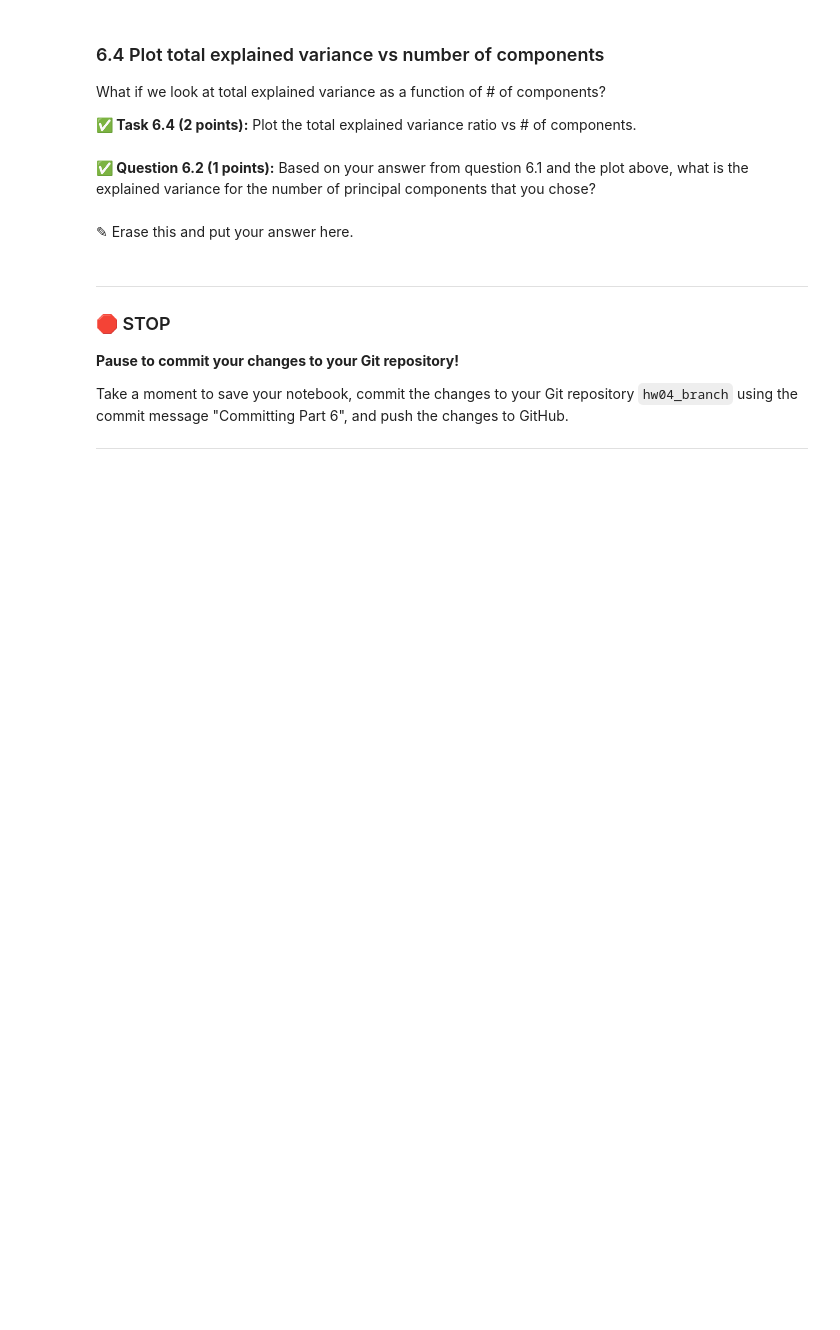
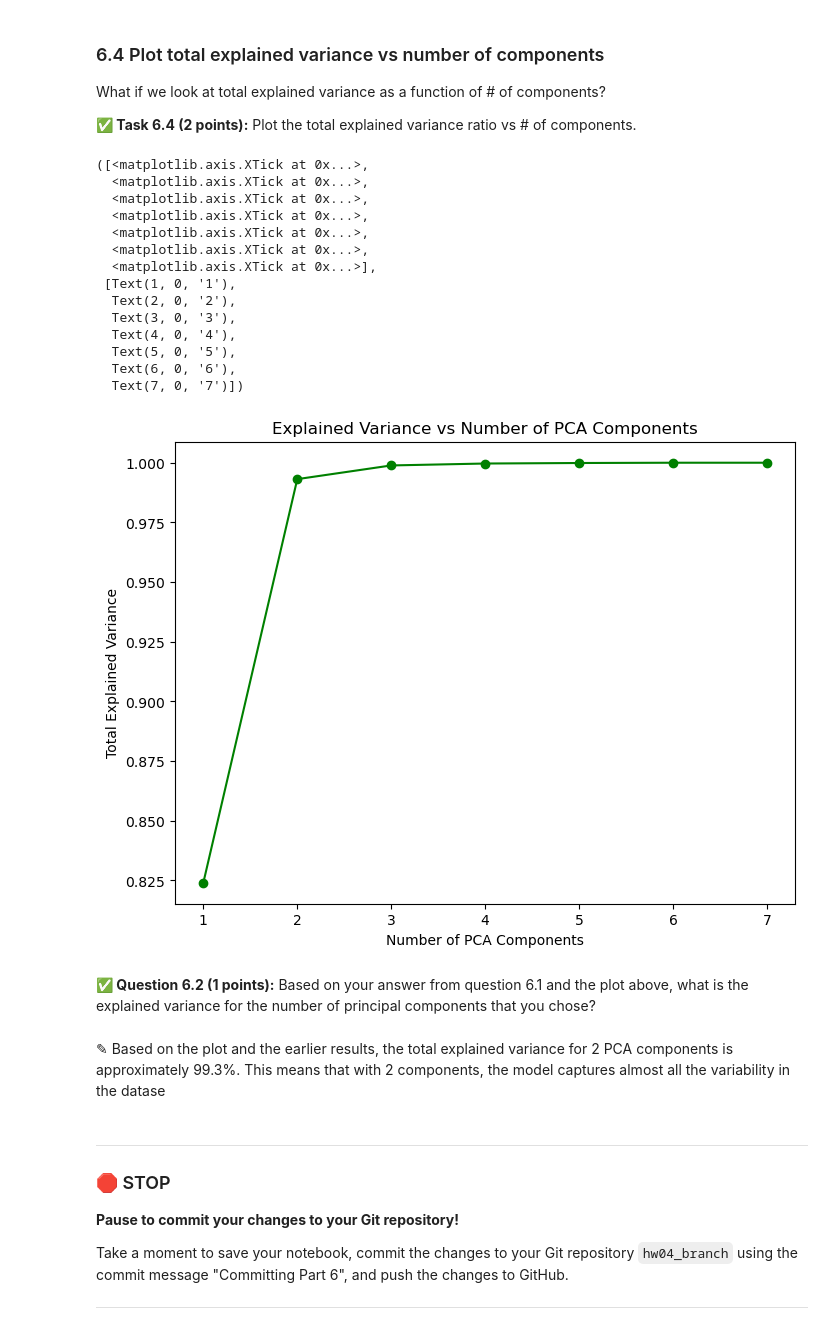
Before and after one commit to JamboLe/CMSE202-f24-turnin, a Jupyter notebook: hw-04/HW-04_PerceptronSVMandPCA-STUDENT (1).ipynb, the cells around one changed output. Cells and saved outputs as stored; diff of their text form; code cells hidden in the pictures; blank space fills up the shorter version.

```diff
--- a/hw-04/HW-04_PerceptronSVMandPCA-STUDENT (1).ipynb
+++ b/hw-04/HW-04_PerceptronSVMandPCA-STUDENT (1).ipynb
@@ -518,7 +573,31 @@ What if we look at total explained variance as a function of # of components?
+# %%
+# Put your code here
+plt.figure(figsize=(8, 6))
+plt.plot(components, explained_variances, marker='o', color='g', label='Explained Variance')
+plt.xlabel("Number of PCA Components")
+plt.ylabel("Total Explained Variance")
+plt.title("Explained Variance vs Number of PCA Components")
+plt.xticks(components)
+# %% [output]
+([<matplotlib.axis.XTick at 0x...>,
+  <matplotlib.axis.XTick at 0x...>,
+  <matplotlib.axis.XTick at 0x...>,
+  <matplotlib.axis.XTick at 0x...>,
+  <matplotlib.axis.XTick at 0x...>,
+  <matplotlib.axis.XTick at 0x...>,
+  <matplotlib.axis.XTick at 0x...>],
+ [Text(1, 0, '1'),
+  Text(2, 0, '2'),
+  Text(3, 0, '3'),
+  Text(4, 0, '4'),
+  Text(5, 0, '5'),
+  Text(6, 0, '6'),
+  Text(7, 0, '7')])
+[figure, added]
 # %% [markdown]
 **&#9989; Question 6.2 (1 points):** Based on your answer from question 6.1 and the plot above, what is the explained variance for the number of principal components that you chose?
-# %% [markdown]
-<font size=+3>&#9998;</font> Erase this and put your answer here.
+# %% [markdown]
+<font size=+3>&#9998;</font> Based on the plot and the earlier results, the total explained variance for 2 PCA components is approximately 99.3%. This means that with 2 components, the model captures almost all the variability in the datase
 # %% [markdown]
 ---
 ### &#128721; STOP
```
Also changed, not shown: parts of 12 cells of this notebook.
